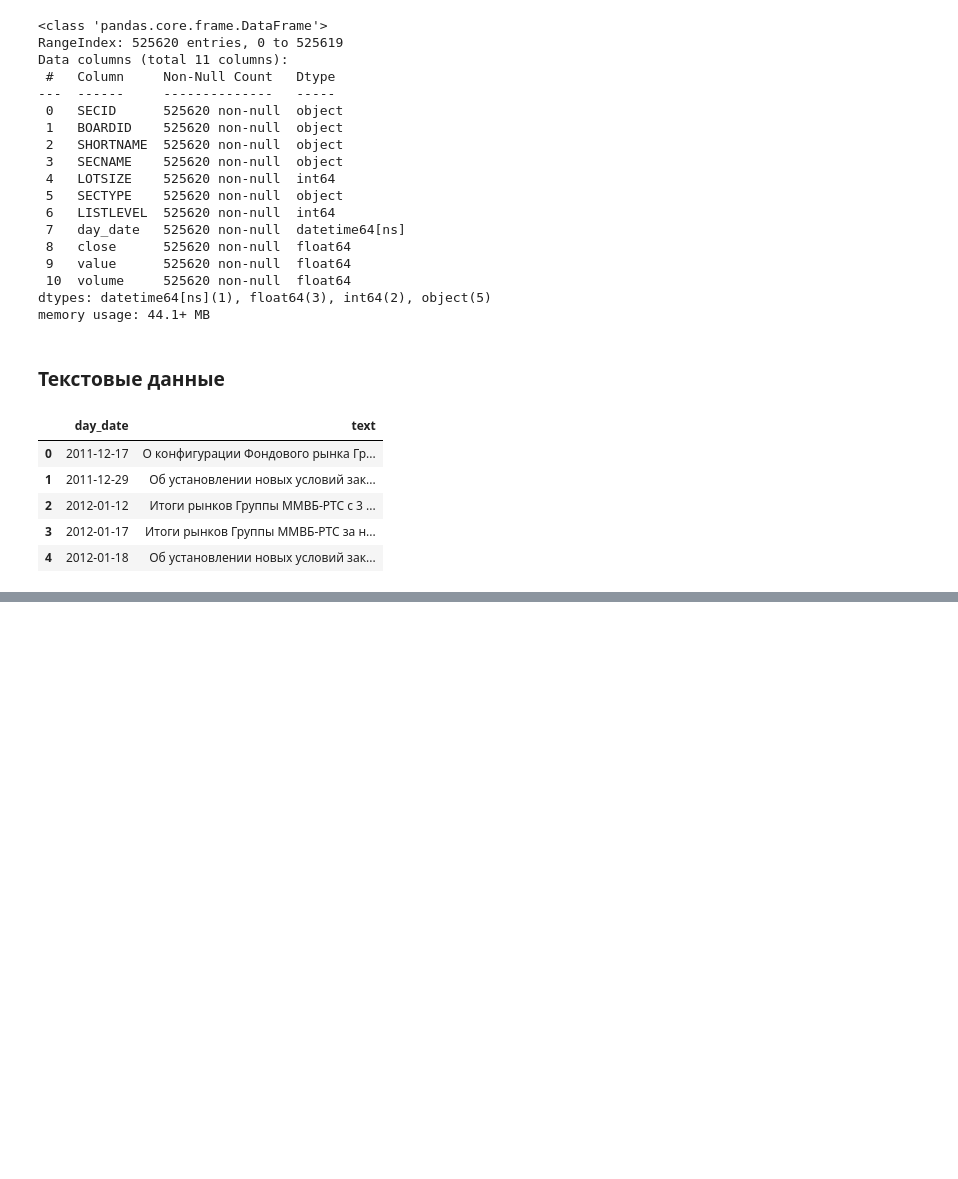
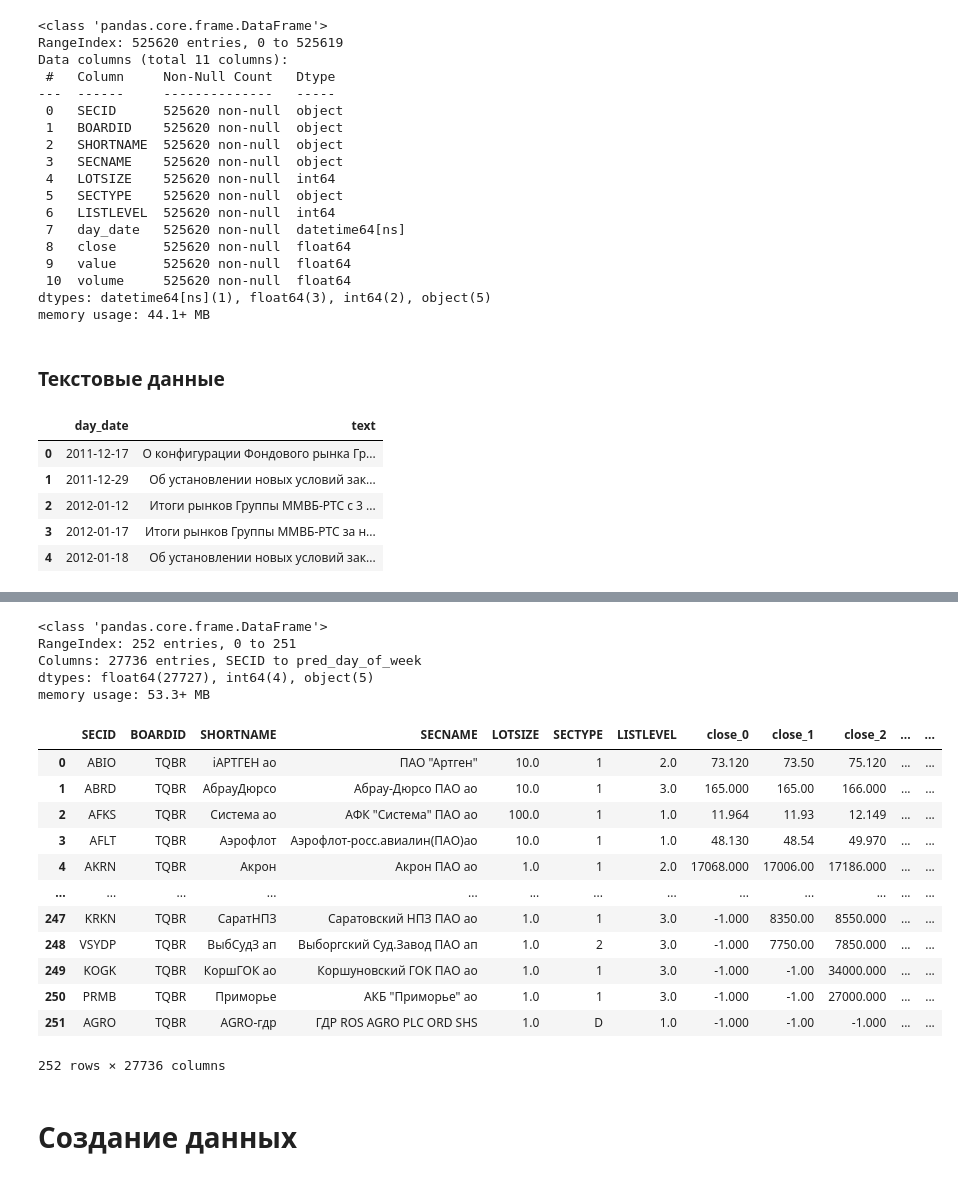
Before and after one commit to KirilinAM/prediction-of-quotations-by-classical-ML-methods, a Jupyter notebook: main.ipynb, the cells around one changed output, grey strips where cells are left out. Cells and saved outputs as stored; diff of their text form; code cells hidden in the pictures; blank space fills up the shorter version.

Commit message:
Отладка обработки данных

```diff
--- a/main.ipynb
+++ b/main.ipynb
@@ -140,0 +214,21 @@ def prepare_tools_candles_info(target_secid,all_tools,all_candles):
+# %%
+# ИД и пр. инфо
+df_result = df_market_30_day[[
+    'SECID'
+    ,'BOARDID'
+    ,'SHORTNAME'
+    ,'SECNAME'
+    ,'LOTSIZE'
+    ,'SECTYPE'
+    ,'LISTLEVEL'
+]].drop_duplicates()
+# %%
+# 30 дней свечей
+df_day_pivot_candles = pd.pivot_table(df_market_30_day,values=['close','value','volume'],columns='day_delta',index=['SECID'],fill_value=-1)
+df_day_pivot_candles.columns = ['_'.join(map(lambda x: str(x),col)) for col in df_day_pivot_candles.columns]
+df_day_pivot_candles.reset_index()
+
+
+df_result = df_result.merge(df_day_pivot_candles,on='SECID')
+df_result.columns = ['tg_tls_' + col for col in df_result.columns]
+df_result.info()
@@ -140,0 +280,12 @@ def prepare_tools_candles_info(target_secid,all_tools,all_candles):
+# %%
+vectorizer = TfidfVectorizer()
+vectorize_text = vectorizer.fit_transform(df_text_30_day['text'])
+vectorize_text = vectorize_text.reshape((-1,np.prod(vectorize_text.shape)))
+vectorize_text = vectorize_text.toarray()
+
+vectorize_text = pd.DataFrame(vectorize_text)
+vectorize_text.columns = ['txt_' + str(col) for col in vectorize_text.columns]
+
+df_result['key'] = vectorize_text['key'] = 0
+df_result = df_result.merge(vectorize_text,on='key').drop('key',axis=1)
+df_result.info()
@@ -140,0 +304,31 @@ def prepare_tools_candles_info(target_secid,all_tools,all_candles):
+# %%
+df_result['pred_year'] = td.year
+df_result['pred_month'] = td.month
+df_result['pred_day'] = td.day
+df_result['pred_day_of_week'] = td.day_of_week
+
+df_result.info()
+# %% [output]
+<class 'pandas.core.frame.DataFrame'>
+RangeIndex: 252 entries, 0 to 251
+Columns: 27736 entries, SECID to pred_day_of_week
+dtypes: float64(27727), int64(4), object(5)
+memory usage: 53.3+ MB
+# %%
+df_result
+# %% [output]
+|  | SECID | BOARDID | SHORTNAME | SECNAME | LOTSIZE | SECTYPE | LISTLEVEL | close_0 | close_1 | close_2 | ... | ... |
+| 0 | ABIO | TQBR | iАРТГЕН ао | ПАО "Артген" | 10.0 | 1 | 2.0 | 73.120 | 73.50 | 75.120 | ... | ... |
+| 1 | ABRD | TQBR | АбрауДюрсо | Абрау-Дюрсо ПАО ао | 10.0 | 1 | 3.0 | 165.000 | 165.00 | 166.000 | ... | ... |
+| 2 | AFKS | TQBR | Система ао | АФК "Система" ПАО ао | 100.0 | 1 | 1.0 | 11.964 | 11.93 | 12.149 | ... | ... |
+| 3 | AFLT | TQBR | Аэрофлот | Аэрофлот-росс.авиалин(ПАО)ао | 10.0 | 1 | 1.0 | 48.130 | 48.54 | 49.970 | ... | ... |
+| 4 | AKRN | TQBR | Акрон | Акрон ПАО ао | 1.0 | 1 | 2.0 | 17068.000 | 17006.00 | 17186.000 | ... | ... |
+| ... | ... | ... | ... | ... | ... | ... | ... | ... | ... | ... | ... | ... |
+| 247 | KRKN | TQBR | СаратНПЗ | Саратовский НПЗ ПАО ао | 1.0 | 1 | 3.0 | -1.000 | 8350.00 | 8550.000 | ... | ... |
+| 248 | VSYDP | TQBR | ВыбСудЗ ап | Выборгский Суд.Завод ПАО ап | 1.0 | 2 | 3.0 | -1.000 | 7750.00 | 7850.000 | ... | ... |
+| 249 | KOGK | TQBR | КоршГОК ао | Коршуновский ГОК ПАО ао | 1.0 | 1 | 3.0 | -1.000 | -1.00 | 34000.000 | ... | ... |
+| 250 | PRMB | TQBR | Приморье | АКБ "Приморье" ао | 1.0 | 1 | 3.0 | -1.000 | -1.00 | 27000.000 | ... | ... |
+| 251 | AGRO | TQBR | AGRO-гдр | ГДР ROS AGRO PLC ORD SHS | 1.0 | D | 1.0 | -1.000 | -1.00 | -1.000 | ... | ... |
+252 rows × 27736 columns
+# %% [markdown]
+# Создание данных
```
Also changed, not shown: parts of 18 cells of this notebook.
